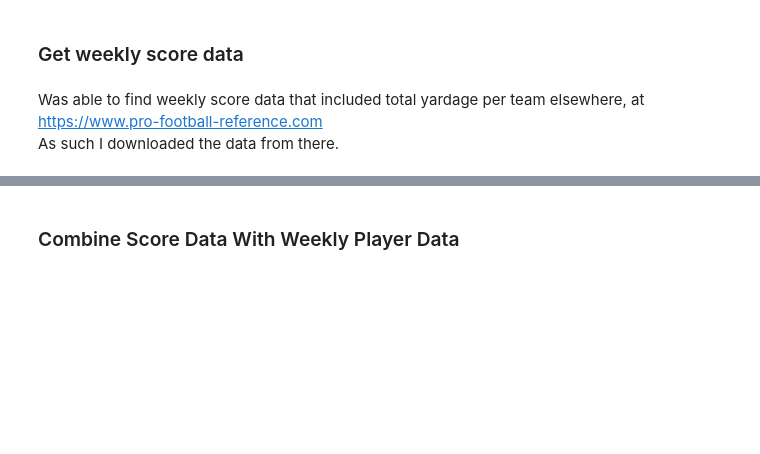
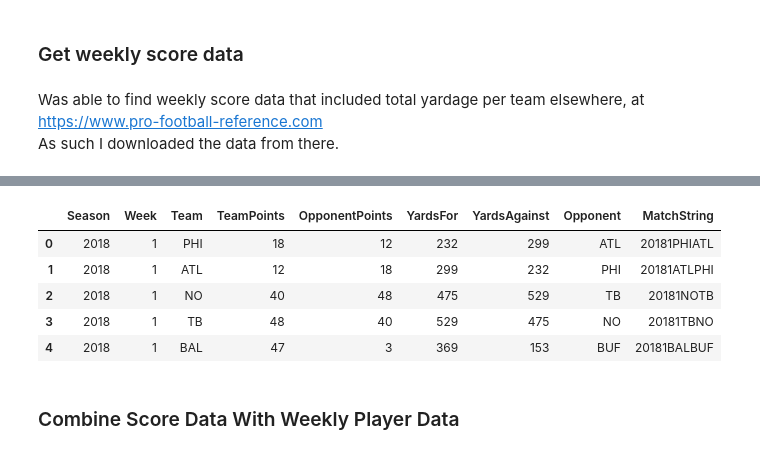
Before and after one commit to bernpb/Fantasy_Football_Prediction, a Jupyter notebook: Data_wrangling.ipynb, the cells around one changed output, grey strips where cells are left out. Drawn from its saved outputs; the diff is of its cells as text; code cells hidden in the pictures; blank space fills up the shorter version.

```diff
--- a/Data_wrangling.ipynb
+++ b/Data_wrangling.ipynb
@@ -246,7 +246,7 @@ def match_string_scores(df):
 
     Output:
     - A string of format '20181TBNO'
-        - Where Season-Week-AWAY-HOME is the format
+        - Where Season-Week-TEAM-OPPONENT is the format
     """
-    return str(df['Season']) + str(df['Week']) + str(df['AwayTeam']) + str(df['HomeTeam'])
+    return str(df['Season']) + str(df['Week']) + str(df['Team']) + str(df['Opponent'])
 # %% [markdown]
@@ -300,5 +300,3 @@ df_scores['HomeTeam'].replace(team_to_abbrev,
 df_scores['AwayTeam'].replace(team_to_abbrev,
                                 inplace = True)
 # df_scores['Season'] = pd.DatetimeIndex(df_scores['Date']).year
-df_scores['MatchString'] = df_scores.apply(lambda x: match_string_scores(x), axis = 1)
-df_scores.head()
@@ -316,3 +308,28 @@ df_scores.drop(columns = ['Day',
                          "TOL", 'Unnamed: 5', 'Time', 'Unnamed: 7',
                          'Winner/tie', 'Loser/tie'],
                inplace = True)
+# %%
+# Convert this tabular data so that each row in the dataframe becomes two - one from the perspective of each team
+
+# Design a function to get the desired data out.
+
+team_performance = pd.DataFrame(columns = ['Season', 'Week', 'Team', 'TeamPoints',
+                                                'OpponentPoints', 'YardsFor', 'YardsAgainst'])
+
+for row in range(len(df_scores)):
+    team_performance = team_performance.append({'Season': df_scores.iloc[row]['Season'],
+                                 'Week': df_scores.iloc[row]['Week'],
+                                 'Team': df_scores.iloc[row]['HomeTeam'],
+                                'Opponent': df_scores.iloc[row]['AwayTeam'],
+                                 'TeamPoints': df_scores.iloc[row]['HomePoints'],
+                                 'OpponentPoints': df_scores.iloc[row]['AwayPoints'],
+                                 'YardsFor': df_scores.iloc[row]['HomeYards'],
+                                 'YardsAgainst': df_scores.iloc[row]['AwayYards']}, ignore_index = True)
+    team_performance = team_performance.append({'Season': df_scores.iloc[row]['Season'],
+                                 'Week': df_scores.iloc[row]['Week'],
+                                 'Team': df_scores.iloc[row]['AwayTeam'],
+                                'Opponent': df_scores.iloc[row]['HomeTeam'],
+                                 'TeamPoints': df_scores.iloc[row]['AwayPoints'],
+                                 'OpponentPoints': df_scores.iloc[row]['HomePoints'],
+                                 'YardsFor': df_scores.iloc[row]['AwayYards'],
+                                 'YardsAgainst': df_scores.iloc[row]['HomeYards']}, ignore_index = True)
@@ -318,0 +345,10 @@ df_scores.drop(columns = ['Day',
+# %%
+team_performance['MatchString'] = team_performance.apply(lambda x: match_string_scores(x), axis = 1)
+team_performance.head()
+# %% [output]
+|  | Season | Week | Team | TeamPoints | OpponentPoints | YardsFor | YardsAgainst | Opponent | MatchString |
+| 0 | 2018 | 1 | PHI | 18 | 12 | 232 | 299 | ATL | 20181PHIATL |
+| 1 | 2018 | 1 | ATL | 12 | 18 | 299 | 232 | PHI | 20181ATLPHI |
+| 2 | 2018 | 1 | NO | 40 | 48 | 475 | 529 | TB | 20181NOTB |
+| 3 | 2018 | 1 | TB | 48 | 40 | 529 | 475 | NO | 20181TBNO |
+| 4 | 2018 | 1 | BAL | 47 | 3 | 369 | 153 | BUF | 20181BALBUF |
```
Also changed, not shown: parts of 16 cells of this notebook, 13 other files.
